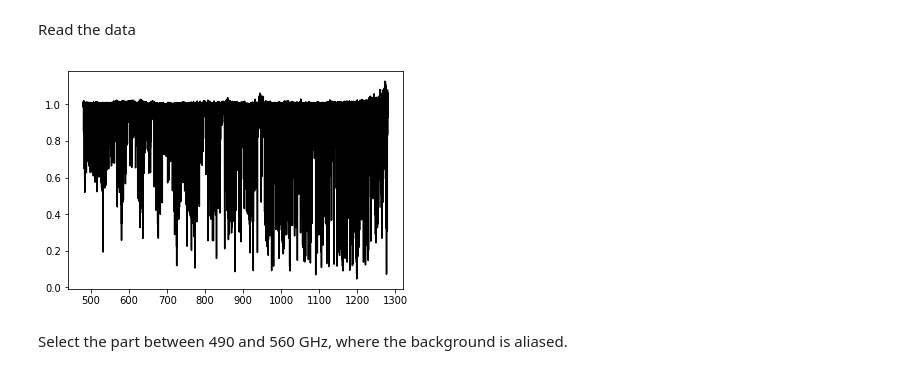
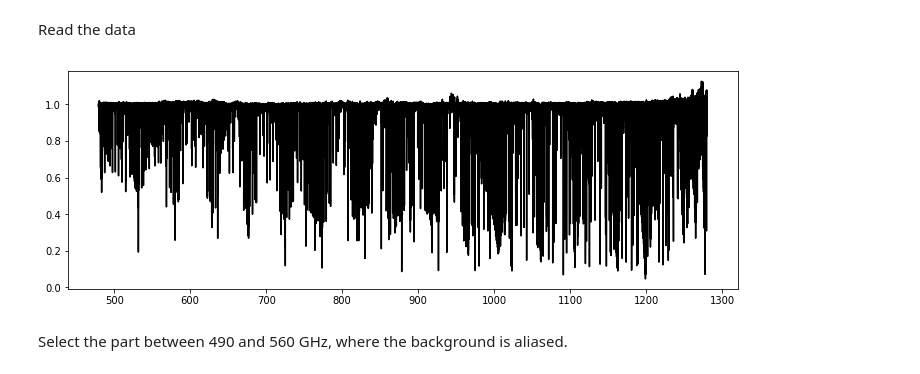
Before and after one commit to dokester/BayesicFitting, a Jupyter notebook: BayesicFitting/examples/outliers-2.ipynb, the cells around one changed output. Cells and saved outputs as stored; diff of their text form; code cells hidden in the pictures.

```diff
--- a/BayesicFitting/examples/outliers-2.ipynb
+++ b/BayesicFitting/examples/outliers-2.ipynb
@@ -52,10 +52,11 @@ flux = data.field( 0 )
 freq = data.field( 1 )
 covr = data.field( 2 )
 # %%
+plt.figure( "complete", figsize=(12,4) )
 plt.plot( freq, flux, 'k-')
 plt.show()
 # %% [output]
-[figure, old version]
+[figure, new version]
 # %% [markdown]
 Select the part between 490 and 560 GHz, where the background is aliased.
 # %%
```
Also changed, not shown: parts of 1 cell of this notebook, 2 other files.
